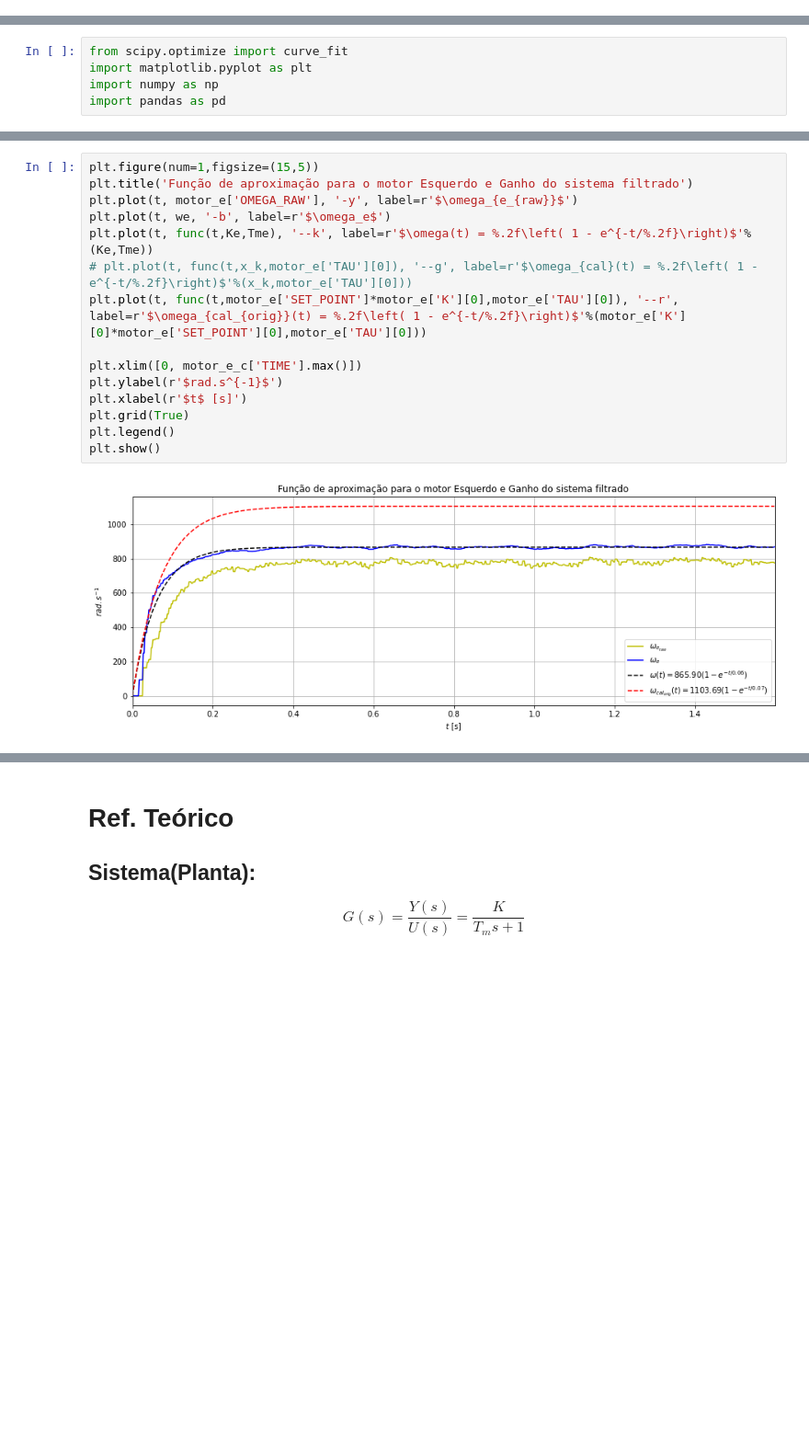
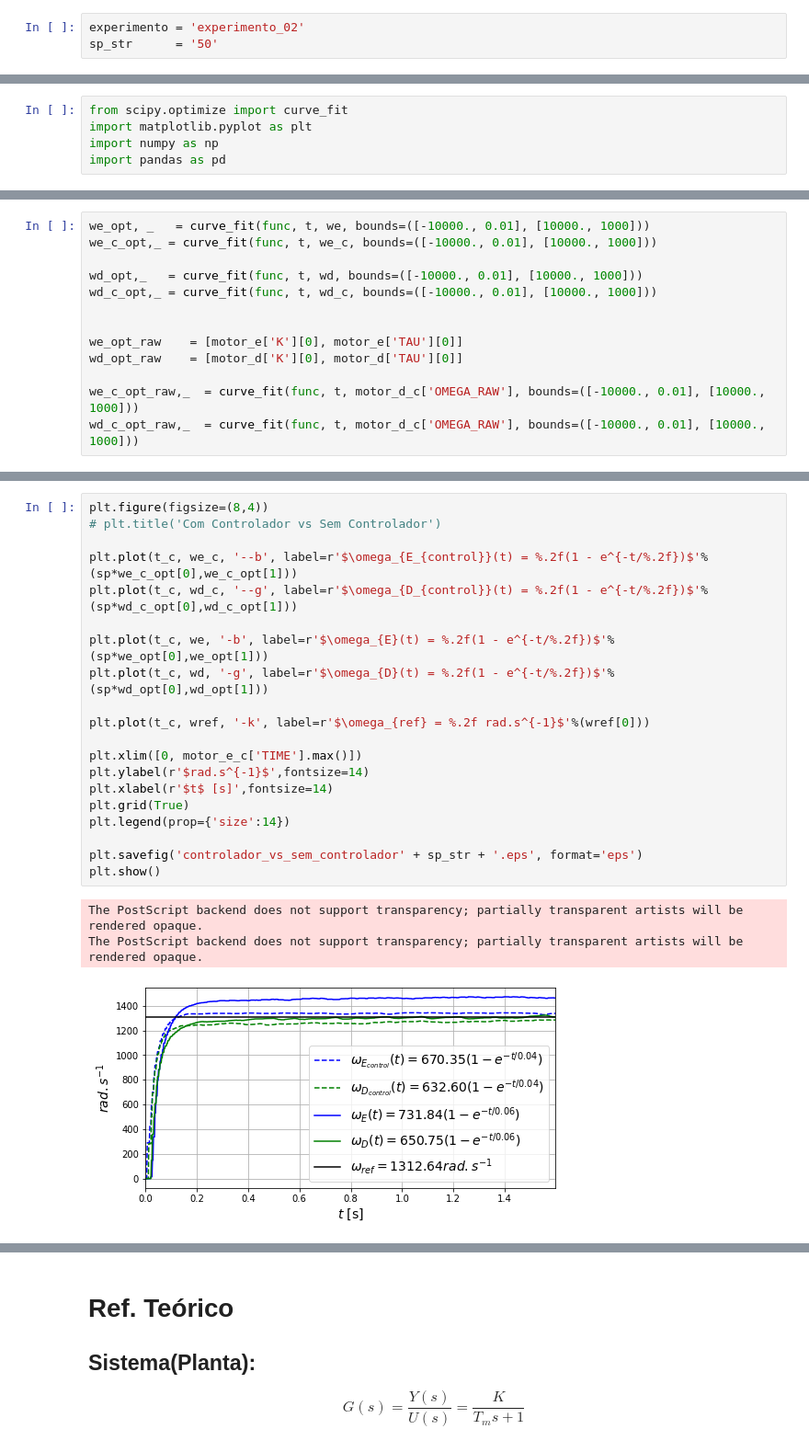
Before and after one commit to Gabriellgpc/BtController, a Jupyter notebook: notebook/analisador.ipynb, the cells around one changed output, grey strips where cells are left out. Shown at 92% size. Saved outputs shown, nothing was run; the diff lists cells and outputs as text; blank space fills up the shorter version.

Commit message:
preparado para fazer o exp09

```diff
--- a/notebook/analisador.ipynb
+++ b/notebook/analisador.ipynb
@@ -7 +4,4 @@ sp          = '25'
+# %%
+experimento = 'experimento_02'
+sp_str      = '50'
 # %%
@@ -49,0 +55,13 @@ motor_d['OMEGA_RAW'][motor_d['TIME'] >= motor_d['TAU']*4].var()
+# %%
+we_opt, _   = curve_fit(func, t, we, bounds=([-10000., 0.01], [10000., 1000]))
+we_c_opt,_ = curve_fit(func, t, we_c, bounds=([-10000., 0.01], [10000., 1000]))
+
+wd_opt,_   = curve_fit(func, t, wd, bounds=([-10000., 0.01], [10000., 1000]))
+wd_c_opt,_ = curve_fit(func, t, wd_c, bounds=([-10000., 0.01], [10000., 1000]))
+
+
+we_opt_raw    = [motor_e['K'][0], motor_e['TAU'][0]]
+wd_opt_raw    = [motor_d['K'][0], motor_d['TAU'][0]]
+
+we_c_opt_raw,_  = curve_fit(func, t, motor_d_c['OMEGA_RAW'], bounds=([-10000., 0.01], [10000., 1000]))
+wd_c_opt_raw,_  = curve_fit(func, t, motor_d_c['OMEGA_RAW'], bounds=([-10000., 0.01], [10000., 1000]))
@@ -262,17 +482,24 @@ Atualizando a estimativa para $x_k$:
 # %%
-plt.figure(num=1,figsize=(15,5))
-plt.title('Função de aproximação para o motor Esquerdo e Ganho do sistema filtrado')
-plt.plot(t, motor_e['OMEGA_RAW'], '-y', label=r'$\omega_{e_{raw}}$')
-plt.plot(t, we, '-b', label=r'$\omega_e$')
-plt.plot(t, func(t,Ke,Tme), '--k', label=r'$\omega(t) = %.2f\left( 1 - e^{-t/%.2f}\right)$'%(Ke,Tme))
-# plt.plot(t, func(t,x_k,motor_e['TAU'][0]), '--g', label=r'$\omega_{cal}(t) = %.2f\left( 1 - e^{-t/%.2f}\right)$'%(x_k,motor_e['TAU'][0]))
-plt.plot(t, func(t,motor_e['SET_POINT']*motor_e['K'][0],motor_e['TAU'][0]), '--r', label=r'$\omega_{cal_{orig}}(t) = %.2f\left( 1 - e^{-t/%.2f}\right)$'%(motor_e['K'][0]*motor_e['SET_POINT'][0],motor_e['TAU'][0]))
+plt.figure(figsize=(8,4))
+# plt.title('Com Controlador vs Sem Controlador')
+
+plt.plot(t_c, we_c, '--b', label=r'$\omega_{E_{control}}(t) = %.2f(1 - e^{-t/%.2f})$'%(sp*we_c_opt[0],we_c_opt[1]))
+plt.plot(t_c, wd_c, '--g', label=r'$\omega_{D_{control}}(t) = %.2f(1 - e^{-t/%.2f})$'%(sp*wd_c_opt[0],wd_c_opt[1]))
+
+plt.plot(t_c, we, '-b', label=r'$\omega_{E}(t) = %.2f(1 - e^{-t/%.2f})$'%(sp*we_opt[0],we_opt[1]))
+plt.plot(t_c, wd, '-g', label=r'$\omega_{D}(t) = %.2f(1 - e^{-t/%.2f})$'%(sp*wd_opt[0],wd_opt[1]))
+
+plt.plot(t_c, wref, '-k', label=r'$\omega_{ref} = %.2f rad.s^{-1}$'%(wref[0]))
 
 plt.xlim([0, motor_e_c['TIME'].max()])
-plt.ylabel(r'$rad.s^{-1}$')
-plt.xlabel(r'$t$ [s]')
+plt.ylabel(r'$rad.s^{-1}$',fontsize=14)
+plt.xlabel(r'$t$ [s]',fontsize=14)
 plt.grid(True)
-plt.legend()
+plt.legend(prop={'size':14})
+
+plt.savefig('controlador_vs_sem_controlador' + sp_str + '.eps', format='eps')
 plt.show()
 # %% [output]
+The PostScript backend does not support transparency; partially transparent artists will be rendered opaque.
+The PostScript backend does not support transparency; partially transparent artists will be rendered opaque.
-[figure, old version]
+[figure, new version]
```
Also changed, not shown: parts of 56 cells of this notebook, 9 other files.
